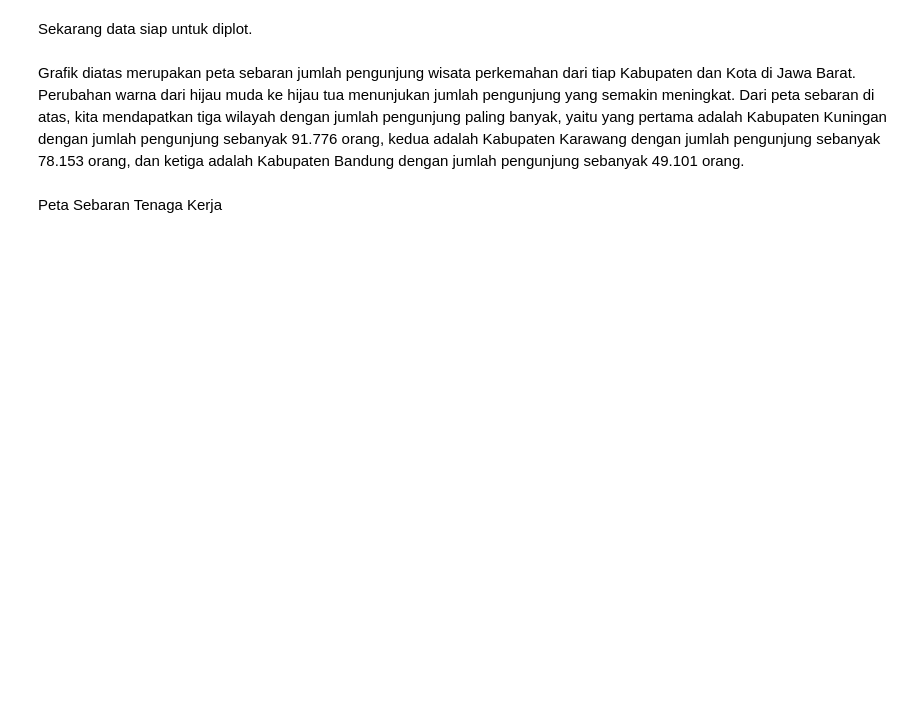
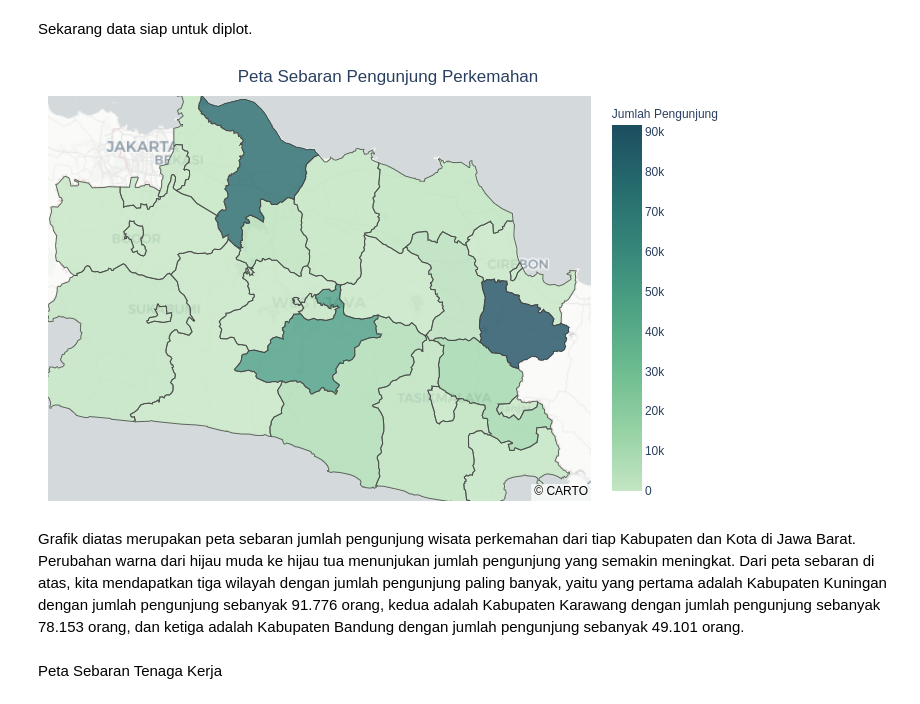
Before and after one commit to Yustira/Analisis_Wisata_Perkemahan_Jabar, a Jupyter notebook: Analisis_Data.ipynb, the cells around one changed output. Saved outputs shown, nothing was run; the diff lists cells and outputs as text; code cells hidden in the pictures; blank space fills up the shorter version.

```diff
--- a/Analisis_Data.ipynb
+++ b/Analisis_Data.ipynb
@@ -240,21 +213,23 @@ with urlopen('https://raw.githubusercontent.com/Yustira/West-Java-Geojson/main/w
 # %%
 fig = px.choropleth_mapbox(map_data, geojson=west_java_geojson, locations='id',
                            color='jumlah_pengunjung',
                            color_continuous_scale="blugrn",
                            range_color=(0, int(map_data.jumlah_pengunjung.max())),
                            mapbox_style="carto-positron",
                            zoom=7.25, center = {"lat": -6.871893, "lon": 107.6455},
                            opacity=0.8,
                            hover_name='nama_kabupaten_kota',
                            hover_data=['id', 'jumlah_pengunjung'],
                            labels={'id': 'Id',
                                    'jumlah_pengunjung': 'Jumlah Pengunjung'}
                            )
-fig.update_layout(title={'text':'Peta Sebaran Jumlah Pengunjung Perkemahan',
+fig.update_layout(title={'text':'Peta Sebaran Pengunjung Perkemahan',
                          'y':0.98, 'x':0.5, 'xanchor':'center', 'yanchor':'top'},
                   margin={"r":10,"t":35,"l":10,"b":10},
                   width=100*10, height=100*5.5)
 fig.show()
+# %% [output]
+[figure, added]
 # %% [markdown]
 Grafik diatas merupakan peta sebaran jumlah pengunjung wisata perkemahan dari tiap Kabupaten dan Kota di Jawa Barat. Perubahan warna dari hijau muda ke hijau tua menunjukan jumlah pengunjung yang semakin meningkat. Dari peta sebaran di atas, kita mendapatkan tiga wilayah dengan jumlah pengunjung paling banyak, yaitu yang pertama adalah Kabupaten Kuningan dengan jumlah pengunjung sebanyak 91.776 orang, kedua adalah Kabupaten Karawang dengan jumlah pengunjung sebanyak 78.153 orang, dan ketiga adalah Kabupaten Bandung dengan jumlah pengunjung sebanyak 49.101 orang.
 # %% [markdown]
```
Also changed, not shown: parts of 25 cells of this notebook.
